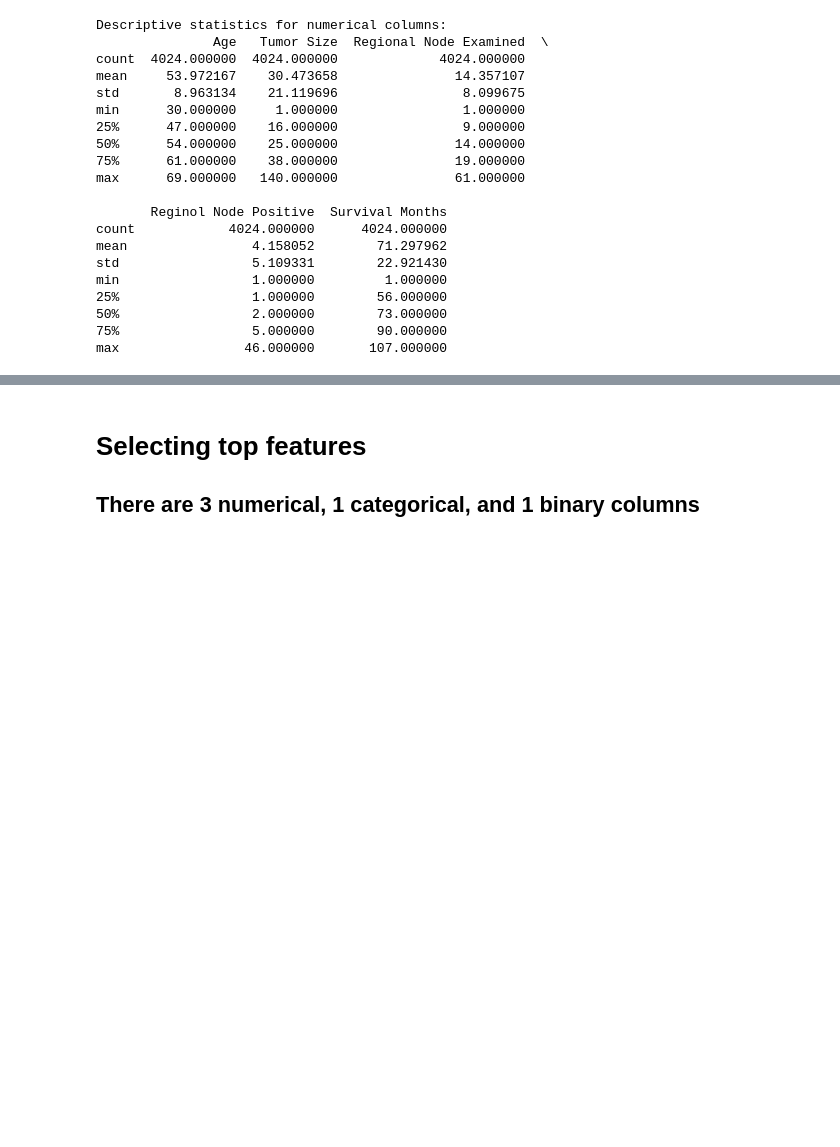
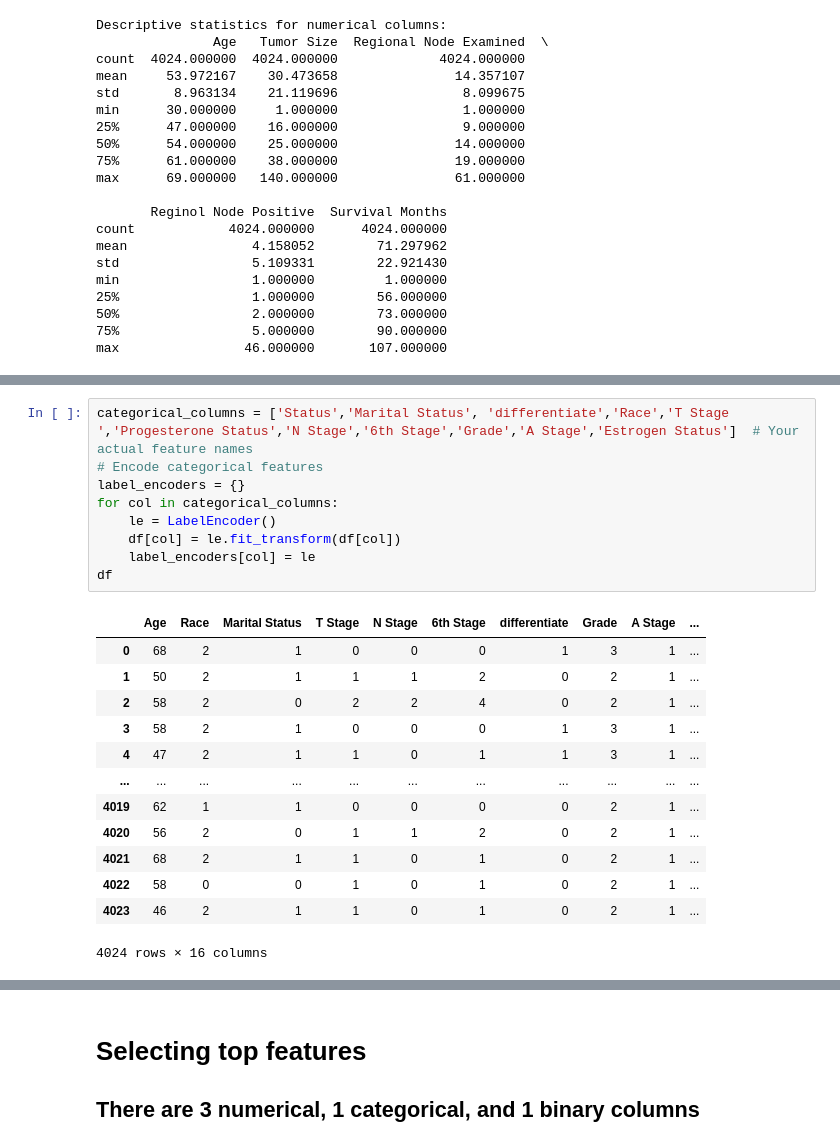
Before and after one commit to hoomankaseban/Breast-Cancer, a Jupyter notebook: Breast-Cancer-by-Descision-trees.ipynb, the cells around one changed output, grey strips where cells are left out. Cells and saved outputs as stored; diff of their text form; blank space fills up the shorter version.

```diff
--- a/Breast-Cancer-by-Descision-trees.ipynb
+++ b/Breast-Cancer-by-Descision-trees.ipynb
@@ -139,0 +128,23 @@ dtype: float64
+# %%
+categorical_columns = ['Status','Marital Status', 'differentiate','Race','T Stage ','Progesterone Status','N Stage','6th Stage','Grade','A Stage','Estrogen Status']  # Your actual feature names
+# Encode categorical features
+label_encoders = {}
+for col in categorical_columns:
+    le = LabelEncoder()
+    df[col] = le.fit_transform(df[col])
+    label_encoders[col] = le
+df
+# %% [output]
+|  | Age | Race | Marital Status | T Stage | N Stage | 6th Stage | differentiate | Grade | A Stage | ... |
+| 0 | 68 | 2 | 1 | 0 | 0 | 0 | 1 | 3 | 1 | ... |
+| 1 | 50 | 2 | 1 | 1 | 1 | 2 | 0 | 2 | 1 | ... |
+| 2 | 58 | 2 | 0 | 2 | 2 | 4 | 0 | 2 | 1 | ... |
+| 3 | 58 | 2 | 1 | 0 | 0 | 0 | 1 | 3 | 1 | ... |
+| 4 | 47 | 2 | 1 | 1 | 0 | 1 | 1 | 3 | 1 | ... |
+| ... | ... | ... | ... | ... | ... | ... | ... | ... | ... | ... |
+| 4019 | 62 | 1 | 1 | 0 | 0 | 0 | 0 | 2 | 1 | ... |
+| 4020 | 56 | 2 | 0 | 1 | 1 | 2 | 0 | 2 | 1 | ... |
+| 4021 | 68 | 2 | 1 | 1 | 0 | 1 | 0 | 2 | 1 | ... |
+| 4022 | 58 | 0 | 0 | 1 | 0 | 1 | 0 | 2 | 1 | ... |
+| 4023 | 46 | 2 | 1 | 1 | 0 | 1 | 0 | 2 | 1 | ... |
+4024 rows × 16 columns
```
Also changed, not shown: parts of 57 cells of this notebook, 1 other file.
